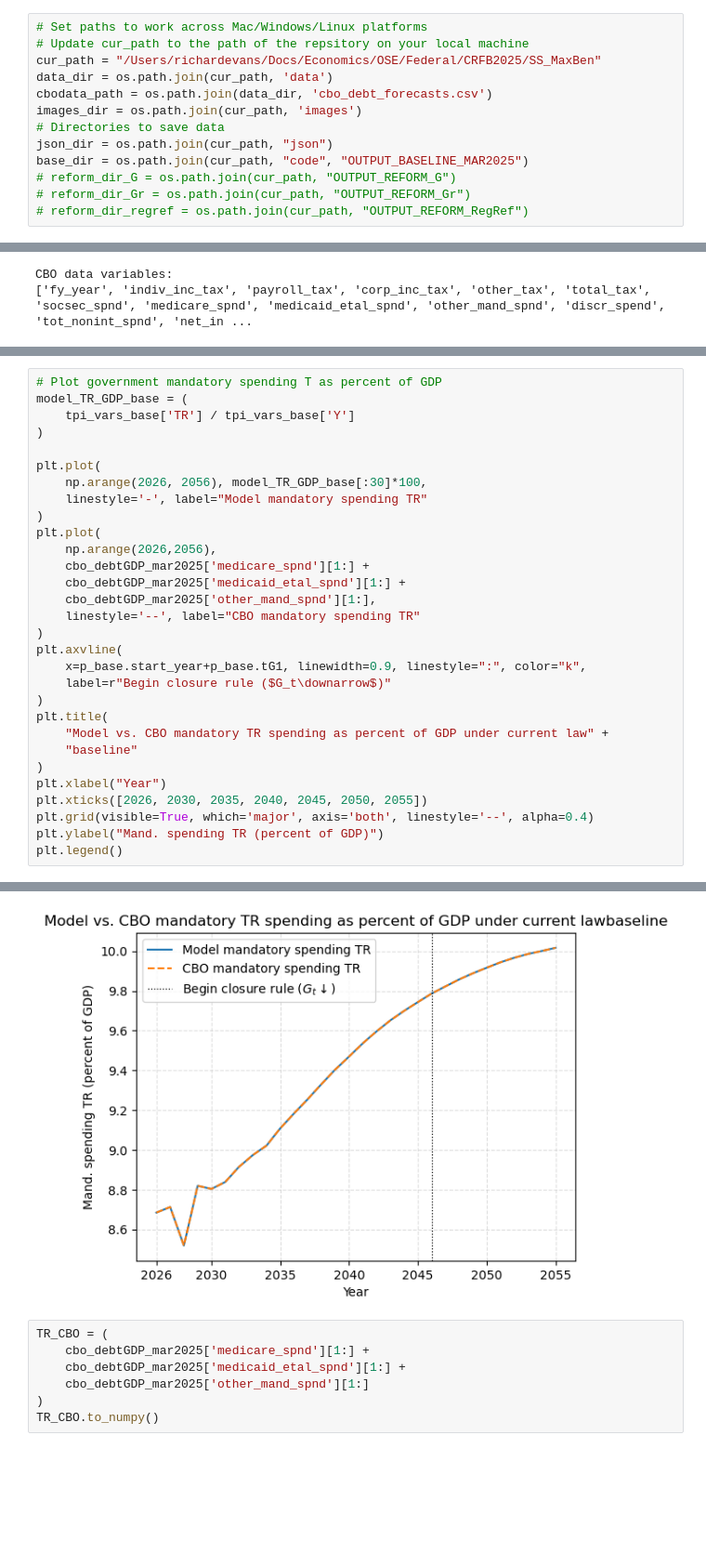
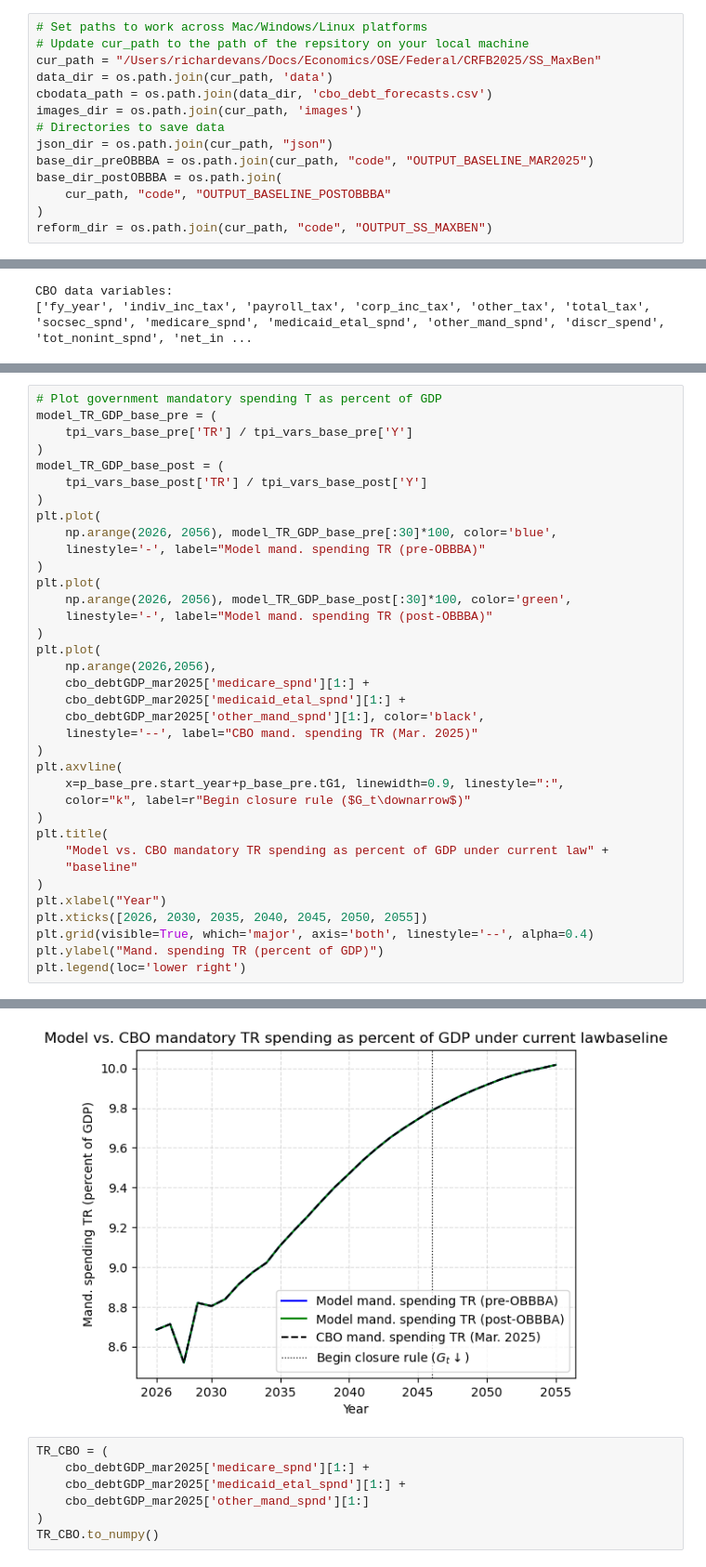
Before and after one commit to jdebacker/SS_MaxBen, a Jupyter notebook: code/ss_maxben.ipynb, the cells around one changed output, grey strips where cells are left out. Shown at 93% size. Saved outputs shown, nothing was run; the diff lists cells and outputs as text; blank space fills up the shorter version.

```diff
--- a/code/ss_maxben.ipynb
+++ b/code/ss_maxben.ipynb
@@ -28,10 +28,11 @@ cbodata_path = os.path.join(data_dir, 'cbo_debt_forecasts.csv')
 images_dir = os.path.join(cur_path, 'images')
 # Directories to save data
 json_dir = os.path.join(cur_path, "json")
-base_dir = os.path.join(cur_path, "code", "OUTPUT_BASELINE_MAR2025")
-# reform_dir_G = os.path.join(cur_path, "OUTPUT_REFORM_G")
-# reform_dir_Gr = os.path.join(cur_path, "OUTPUT_REFORM_Gr")
-# reform_dir_regref = os.path.join(cur_path, "OUTPUT_REFORM_RegRef")
+base_dir_preOBBBA = os.path.join(cur_path, "code", "OUTPUT_BASELINE_MAR2025")
+base_dir_postOBBBA = os.path.join(
+    cur_path, "code", "OUTPUT_BASELINE_POSTOBBBA"
+)
+reform_dir = os.path.join(cur_path, "code", "OUTPUT_SS_MAXBEN")
 # %% [markdown]
 ## 1. Calibrate to baseline pre-OBBBA simulation
 We calibrate the baseline to the pre-OBBBA CBO Long Term Budget Outlook from March 2025. This is the report from which we have forecasted time series for individual plus payroll tax, corporate income tax, social security outlays, government discretionary outlays as a percent of GDP.
@@ -168,36 +207,42 @@ plt.legend()
 # %%
 # Plot government mandatory spending T as percent of GDP
-model_TR_GDP_base = (
-    tpi_vars_base['TR'] / tpi_vars_base['Y']
+model_TR_GDP_base_pre = (
+    tpi_vars_base_pre['TR'] / tpi_vars_base_pre['Y']
 )
-
+model_TR_GDP_base_post = (
+    tpi_vars_base_post['TR'] / tpi_vars_base_post['Y']
+)
 plt.plot(
-    np.arange(2026, 2056), model_TR_GDP_base[:30]*100,
-    linestyle='-', label="Model mandatory spending TR"
+    np.arange(2026, 2056), model_TR_GDP_base_pre[:30]*100, color='blue',
+    linestyle='-', label="Model mand. spending TR (pre-OBBBA)"
+)
+plt.plot(
+    np.arange(2026, 2056), model_TR_GDP_base_post[:30]*100, color='green',
+    linestyle='-', label="Model mand. spending TR (post-OBBBA)"
 )
 plt.plot(
     np.arange(2026,2056),
     cbo_debtGDP_mar2025['medicare_spnd'][1:] +
     cbo_debtGDP_mar2025['medicaid_etal_spnd'][1:] +
-    cbo_debtGDP_mar2025['other_mand_spnd'][1:],
-    linestyle='--', label="CBO mandatory spending TR"
+    cbo_debtGDP_mar2025['other_mand_spnd'][1:], color='black',
+    linestyle='--', label="CBO mand. spending TR (Mar. 2025)"
 )
 plt.axvline(
-    x=p_base.start_year+p_base.tG1, linewidth=0.9, linestyle=":", color="k",
-    label=r"Begin closure rule ($G_t\downarrow$)"
+    x=p_base_pre.start_year+p_base_pre.tG1, linewidth=0.9, linestyle=":",
+    color="k", label=r"Begin closure rule ($G_t\downarrow$)"
 )
 plt.title(
     "Model vs. CBO mandatory TR spending as percent of GDP under current law" +
     "baseline"
 )
 plt.xlabel("Year")
 plt.xticks([2026, 2030, 2035, 2040, 2045, 2050, 2055])
 plt.grid(visible=True, which='major', axis='both', linestyle='--', alpha=0.4)
 plt.ylabel("Mand. spending TR (percent of GDP)")
-plt.legend()
+plt.legend(loc='lower right')
 # %% [output]
 <matplotlib.legend.Legend at 0x...>
-[figure, old version]
+[figure, new version]
 # %%
 TR_CBO = (
     cbo_debtGDP_mar2025['medicare_spnd'][1:] +
```
Also changed, not shown: parts of 6 cells of this notebook, 6 other files.
